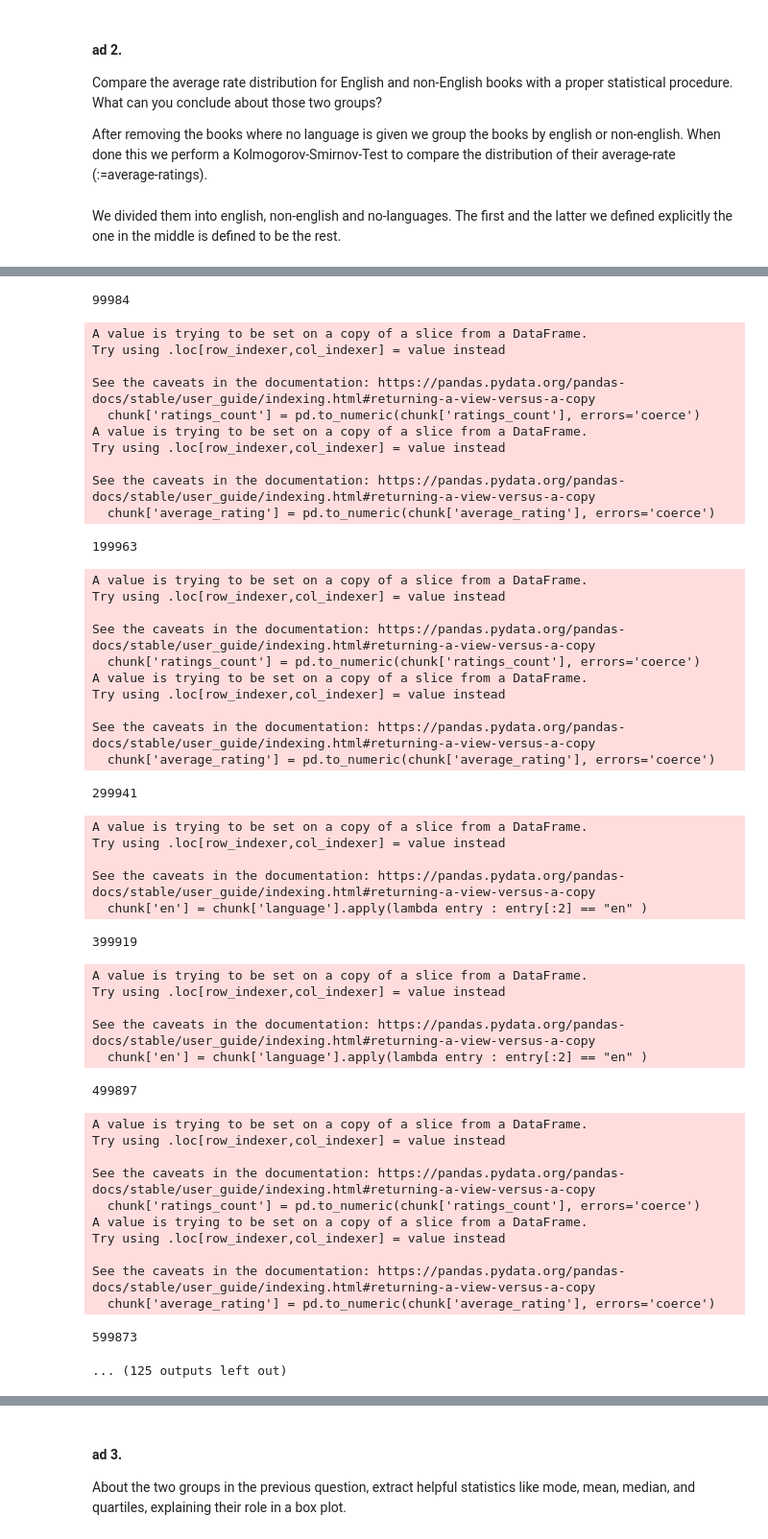
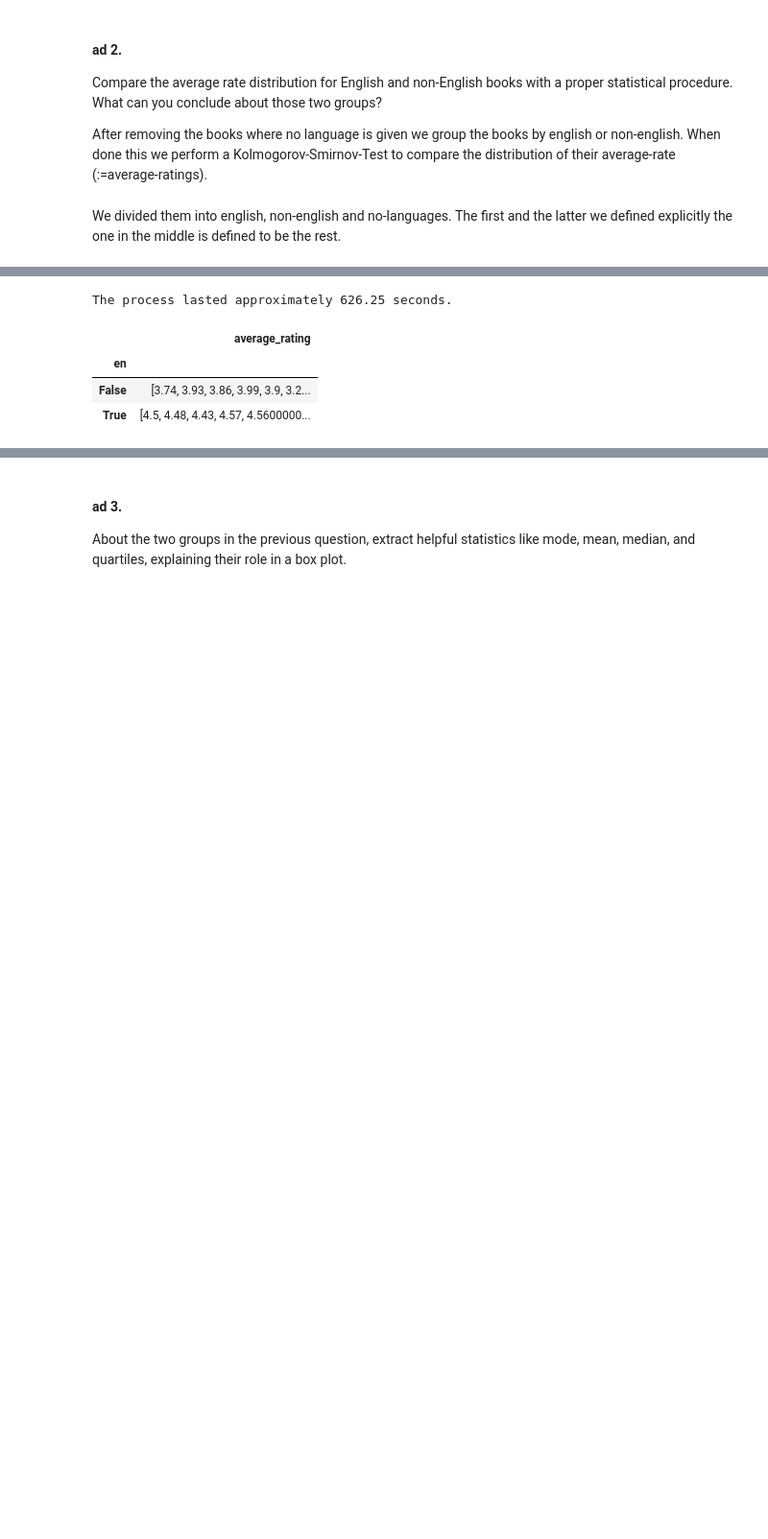
Before and after one commit to desterote753/ADM-HW2-Group3, a Jupyter notebook: main.ipynb, the cells around one changed output, grey strips where cells are left out. Shown at 96% size. Cells and saved outputs as stored; diff of their text form; code cells hidden in the pictures; blank space fills up the shorter version.

```diff
--- a/main.ipynb
+++ b/main.ipynb
@@ -646,5 +587,6 @@ no_languages = {'',
  '--',
  'Select...',}
 # %%
-grouped_df = processing.get_eng_vs_non_eng(data_path)
+books_df, grouped_df = processing.get_eng_vs_non_eng(data_path, no_languages)
+grouped_df
 # %% [output]
@@ -651,60 +598,18 @@ grouped_df = processing.get_eng_vs_non_eng(data_path)
 A value is trying to be set on a copy of a slice from a DataFrame.
 Try using .loc[row_indexer,col_indexer] = value instead
 
 See the caveats in the documentation: https://pandas.pydata.org/pandas-docs/stable/user_guide/indexing.html#returning-a-view-versus-a-copy
   chunk['ratings_count'] = pd.to_numeric(chunk['ratings_count'], errors='coerce')
 A value is trying to be set on a copy of a slice from a DataFrame.
 Try using .loc[row_indexer,col_indexer] = value instead
 
 See the caveats in the documentation: https://pandas.pydata.org/pandas-docs/stable/user_guide/indexing.html#returning-a-view-versus-a-copy
   chunk['average_rating'] = pd.to_numeric(chunk['average_rating'], errors='coerce')
-99984
+The process lasted approximately 626.25 seconds.
-A value is trying to be set on a copy of a slice from a DataFrame.
-Try using .loc[row_indexer,col_indexer] = value instead
-
-See the caveats in the documentation: https://pandas.pydata.org/pandas-docs/stable/user_guide/indexing.html#returning-a-view-versus-a-copy
-  chunk['ratings_count'] = pd.to_numeric(chunk['ratings_count'], errors='coerce')
-A value is trying to be set on a copy of a slice from a DataFrame.
-Try using .loc[row_indexer,col_indexer] = value instead
-
-See the caveats in the documentation: https://pandas.pydata.org/pandas-docs/stable/user_guide/indexing.html#returning-a-view-versus-a-copy
-  chunk['average_rating'] = pd.to_numeric(chunk['average_rating'], errors='coerce')
-199963
-A value is trying to be set on a copy of a slice from a DataFrame.
-Try using .loc[row_indexer,col_indexer] = value instead
-
-See the caveats in the documentation: https://pandas.pydata.org/pandas-docs/stable/user_guide/indexing.html#returning-a-view-versus-a-copy
-  chunk['ratings_count'] = pd.to_numeric(chunk['ratings_count'], errors='coerce')
-A value is trying to be set on a copy of a slice from a DataFrame.
-Try using .loc[row_indexer,col_indexer] = value instead
-
-See the caveats in the documentation: https://pandas.pydata.org/pandas-docs/stable/user_guide/indexing.html#returning-a-view-versus-a-copy
-  chunk['average_rating'] = pd.to_numeric(chunk['average_rating'], errors='coerce')
-299941
-A value is trying to be set on a copy of a slice from a DataFrame.
-Try using .loc[row_indexer,col_indexer] = value instead
-
-See the caveats in the documentation: https://pandas.pydata.org/pandas-docs/stable/user_guide/indexing.html#returning-a-view-versus-a-copy
-  chunk['en'] = chunk['language'].apply(lambda entry : entry[:2] == "en" )
-399919
-A value is trying to be set on a copy of a slice from a DataFrame.
-Try using .loc[row_indexer,col_indexer] = value instead
-
-See the caveats in the documentation: https://pandas.pydata.org/pandas-docs/stable/user_guide/indexing.html#returning-a-view-versus-a-copy
-  chunk['en'] = chunk['language'].apply(lambda entry : entry[:2] == "en" )
-499897
-A value is trying to be set on a copy of a slice from a DataFrame.
-Try using .loc[row_indexer,col_indexer] = value instead
-
-See the caveats in the documentation: https://pandas.pydata.org/pandas-docs/stable/user_guide/indexing.html#returning-a-view-versus-a-copy
-  chunk['ratings_count'] = pd.to_numeric(chunk['ratings_count'], errors='coerce')
-A value is trying to be set on a copy of a slice from a DataFrame.
-Try using .loc[row_indexer,col_indexer] = value instead
-
-See the caveats in the documentation: https://pandas.pydata.org/pandas-docs/stable/user_guide/indexing.html#returning-a-view-versus-a-copy
-  chunk['average_rating'] = pd.to_numeric(chunk['average_rating'], errors='coerce')
-599873
-... (125 outputs left out)
+|  | average_rating |
+| en |  |
+| False | [3.74, 3.93, 3.86, 3.99, 3.9, 3.2... |
+| True | [4.5, 4.48, 4.43, 4.57, 4.5600000... |
 # %%
 # now performing the kolmogorov-smirnov-test to check equality of the two distributions:
 pval = processing.perform_ks2s_test_and_interprete(grouped_df.loc[False,'average_rating'], grouped_df.loc[True,'average_rating'], alpha=0.05)
```
Also changed, not shown: parts of 14 cells of this notebook.
